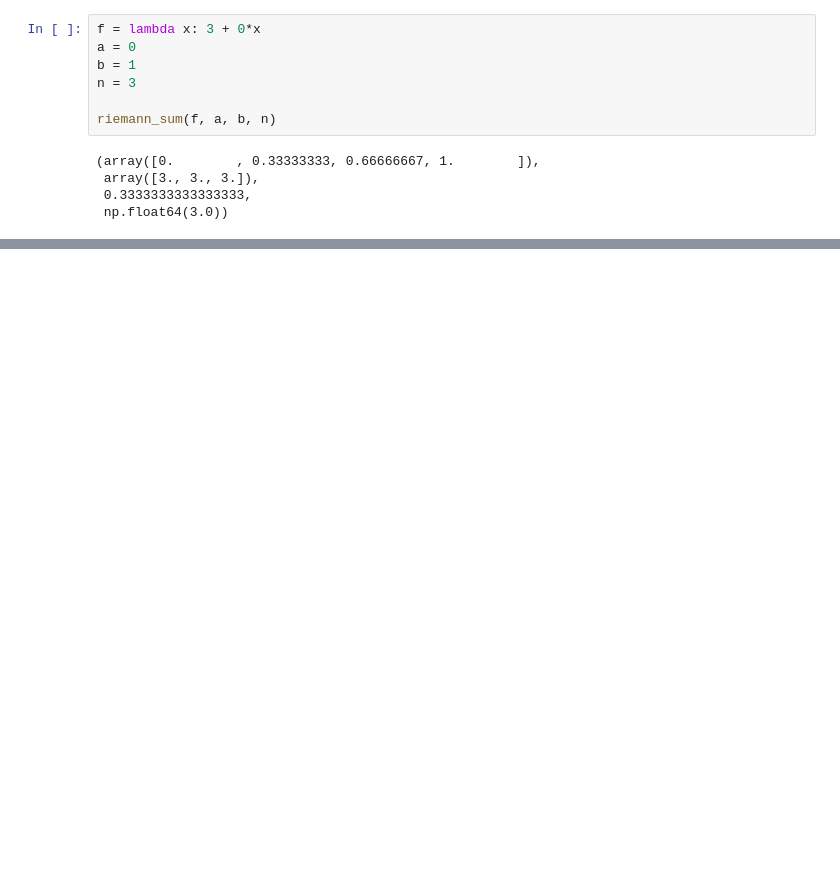
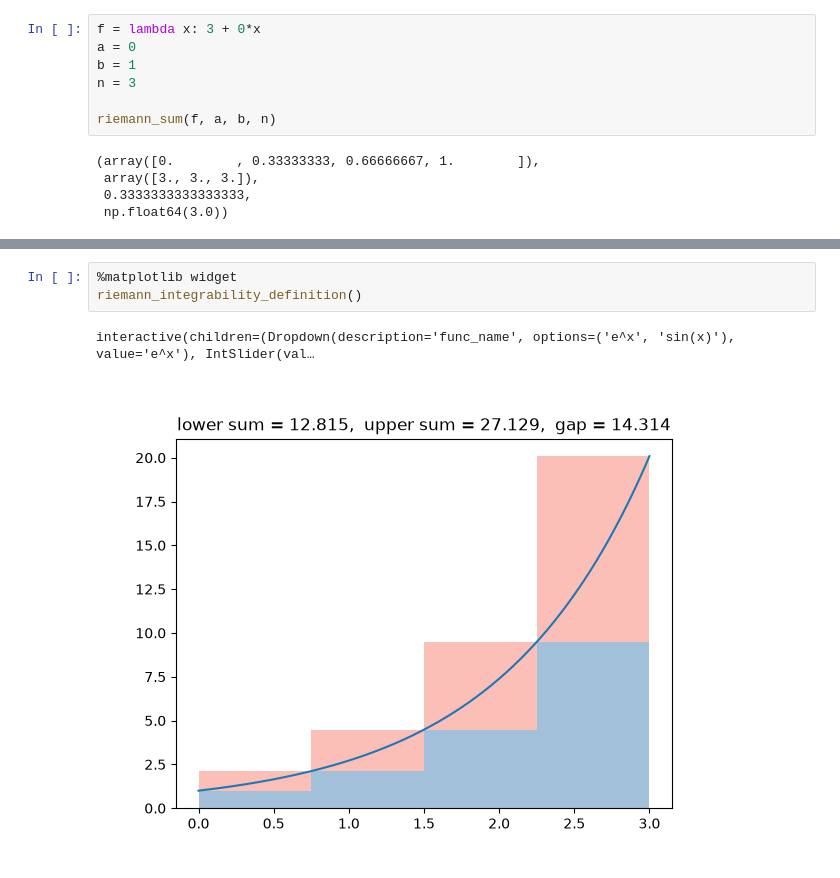
Before and after one commit to craftedbydoing/calculus-visualisation-package, a Jupyter notebook: notebooks/05_integration.ipynb, the cells around one changed output, grey strips where cells are left out. Saved outputs shown, nothing was run; the diff lists cells and outputs as text; blank space fills up the shorter version.

```diff
--- a/notebooks/05_integration.ipynb
+++ b/notebooks/05_integration.ipynb
@@ -44,0 +61,6 @@ interactive(children=(Dropdown(description='func_name', options=('e^x',), value=
+# %%
+%matplotlib widget
+riemann_integrability_definition()
+# %% [output]
+interactive(children=(Dropdown(description='func_name', options=('e^x', 'sin(x)'), value='e^x'), IntSlider(val…
+[figure, added]
```
Also changed, not shown: parts of 5 cells of this notebook, 3 other files.
